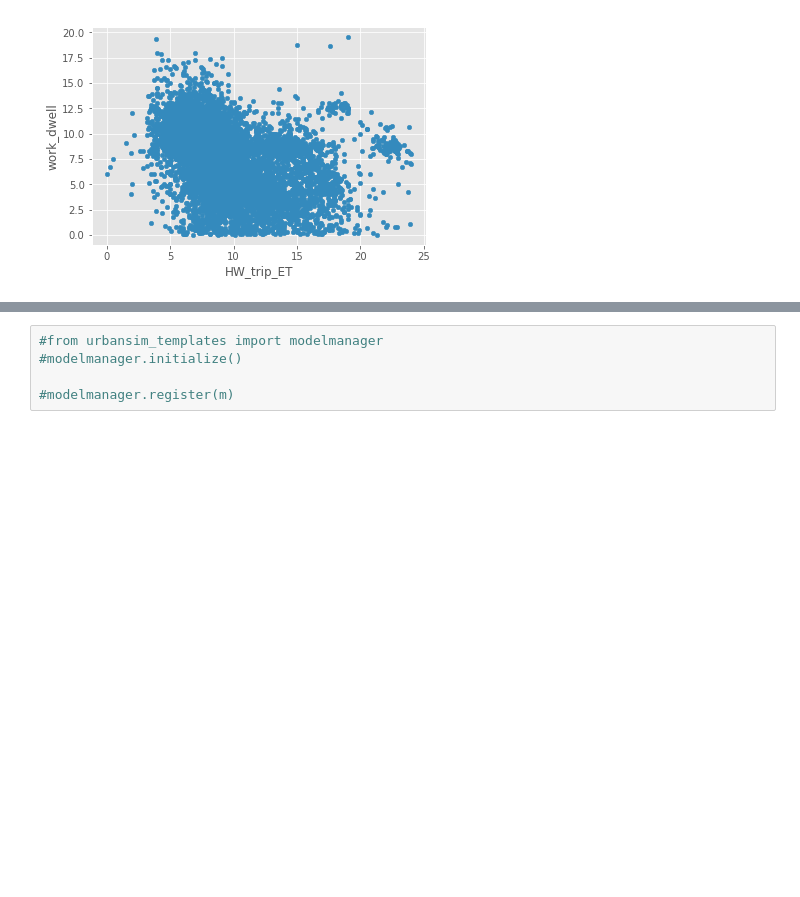
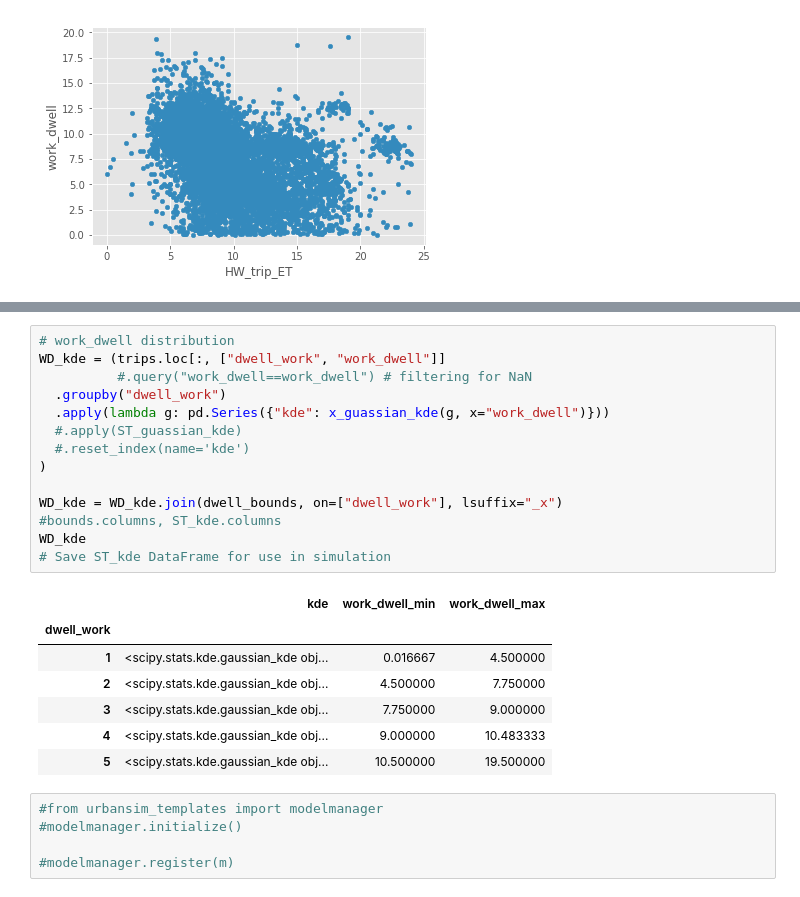
Before and after one commit to ual/activitysynth, a Jupyter notebook: activitysynth/notebooks/fitting_TOD_distributions.ipynb, the cells around one changed output, grey strips where cells are left out. Drawn from its saved outputs; the diff is of its cells as text; blank space fills up the shorter version.

```diff
--- a/activitysynth/notebooks/fitting_TOD_distributions.ipynb
+++ b/activitysynth/notebooks/fitting_TOD_distributions.ipynb
@@ -99,3 +108,25 @@ ST_kde
+# %%
+# work_dwell distribution
+WD_kde = (trips.loc[:, ["dwell_work", "work_dwell"]]
+          #.query("work_dwell==work_dwell") # filtering for NaN
+  .groupby("dwell_work")
+  .apply(lambda g: pd.Series({"kde": x_guassian_kde(g, x="work_dwell")}))
+  #.apply(ST_guassian_kde)
+  #.reset_index(name='kde')
+)
+
+WD_kde = WD_kde.join(dwell_bounds, on=["dwell_work"], lsuffix="_x")
+#bounds.columns, ST_kde.columns
+WD_kde
+# Save ST_kde DataFrame for use in simulation
+# %% [output]
+|  | kde | work_dwell_min | work_dwell_max |
+| dwell_work |  |  |  |
+| 1 | <scipy.stats.kde.gaussian_kde obj... | 0.016667 | 4.500000 |
+| 2 | <scipy.stats.kde.gaussian_kde obj... | 4.500000 | 7.750000 |
+| 3 | <scipy.stats.kde.gaussian_kde obj... | 7.750000 | 9.000000 |
+| 4 | <scipy.stats.kde.gaussian_kde obj... | 9.000000 | 10.483333 |
+| 5 | <scipy.stats.kde.gaussian_kde obj... | 10.500000 | 19.500000 |
 # %%
 #from urbansim_templates import modelmanager
 #modelmanager.initialize()
```
Also changed, not shown: parts of 10 cells of this notebook.
